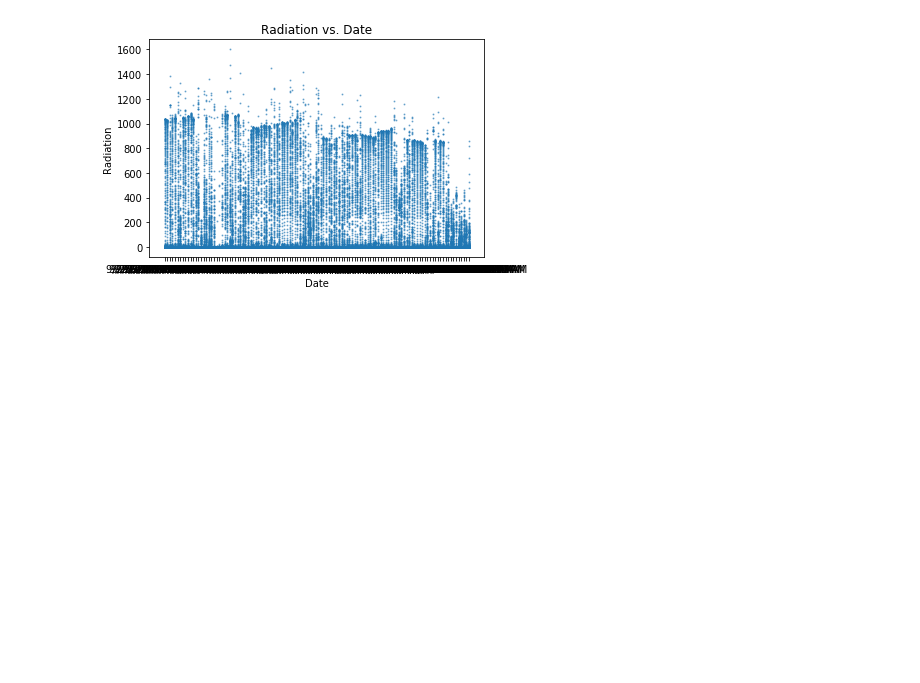
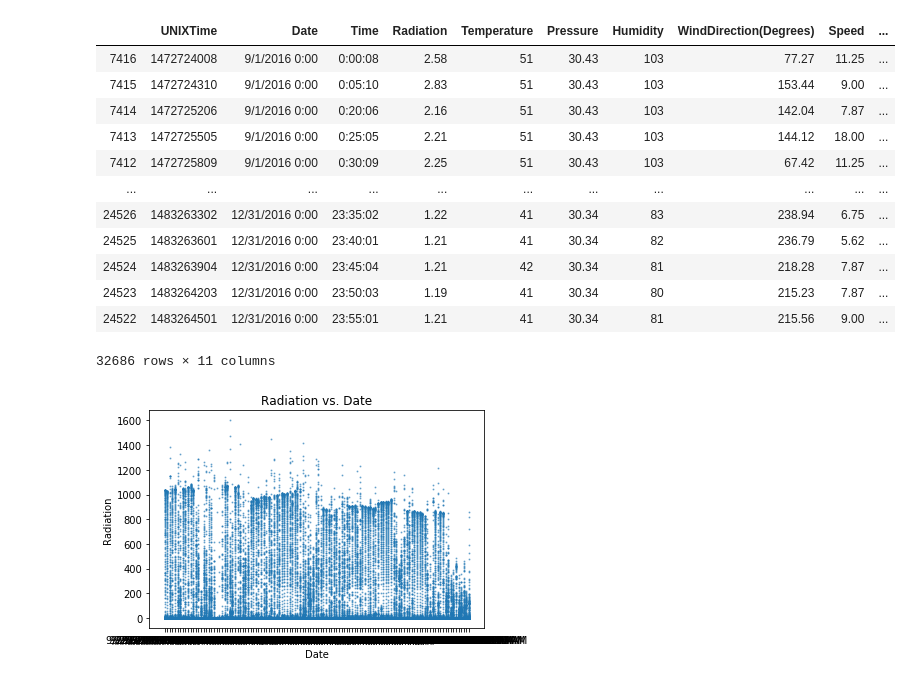
Before and after one commit to kithmini/CS5617-DS, a Jupyter notebook: Solar Radiation Prediction.ipynb, the cells around one changed output. Drawn from its saved outputs; the diff is of its cells as text; code cells hidden in the pictures; blank space fills up the shorter version.

```diff
--- a/Solar Radiation Prediction.ipynb
+++ b/Solar Radiation Prediction.ipynb
@@ -12,3 +28,19 @@ Index(['UNIXTime', 'Data', 'Time', 'Radiation', 'Temperature', 'Pressure',
+# %%
+df.sort_values("UNIXTime")
+# %% [output]
+|  | UNIXTime | Date | Time | Radiation | Temperature | Pressure | Humidity | WindDirection(Degrees) | Speed | ... |
+| 7416 | 1472724008 | 9/1/2016 0:00 | 0:00:08 | 2.58 | 51 | 30.43 | 103 | 77.27 | 11.25 | ... |
+| 7415 | 1472724310 | 9/1/2016 0:00 | 0:05:10 | 2.83 | 51 | 30.43 | 103 | 153.44 | 9.00 | ... |
+| 7414 | 1472725206 | 9/1/2016 0:00 | 0:20:06 | 2.16 | 51 | 30.43 | 103 | 142.04 | 7.87 | ... |
+| 7413 | 1472725505 | 9/1/2016 0:00 | 0:25:05 | 2.21 | 51 | 30.43 | 103 | 144.12 | 18.00 | ... |
+| 7412 | 1472725809 | 9/1/2016 0:00 | 0:30:09 | 2.25 | 51 | 30.43 | 103 | 67.42 | 11.25 | ... |
+| ... | ... | ... | ... | ... | ... | ... | ... | ... | ... | ... |
+| 24526 | 1483263302 | 12/31/2016 0:00 | 23:35:02 | 1.22 | 41 | 30.34 | 83 | 238.94 | 6.75 | ... |
+| 24525 | 1483263601 | 12/31/2016 0:00 | 23:40:01 | 1.21 | 41 | 30.34 | 82 | 236.79 | 5.62 | ... |
+| 24524 | 1483263904 | 12/31/2016 0:00 | 23:45:04 | 1.21 | 42 | 30.34 | 81 | 218.28 | 7.87 | ... |
+| 24523 | 1483264203 | 12/31/2016 0:00 | 23:50:03 | 1.19 | 41 | 30.34 | 80 | 215.23 | 7.87 | ... |
+| 24522 | 1483264501 | 12/31/2016 0:00 | 23:55:01 | 1.21 | 41 | 30.34 | 81 | 215.56 | 9.00 | ... |
+32686 rows × 11 columns
 # %%
 date = df["Data"]
 radiation = df["Radiation"]
```
Also changed, not shown: parts of 2 cells of this notebook, 1 other file.
